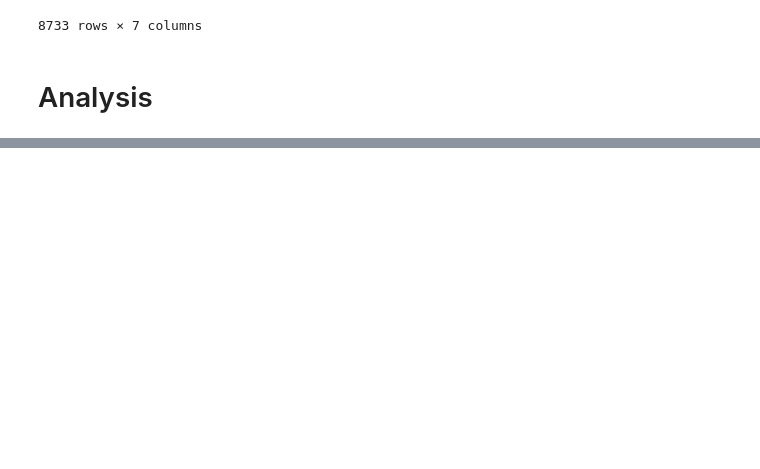
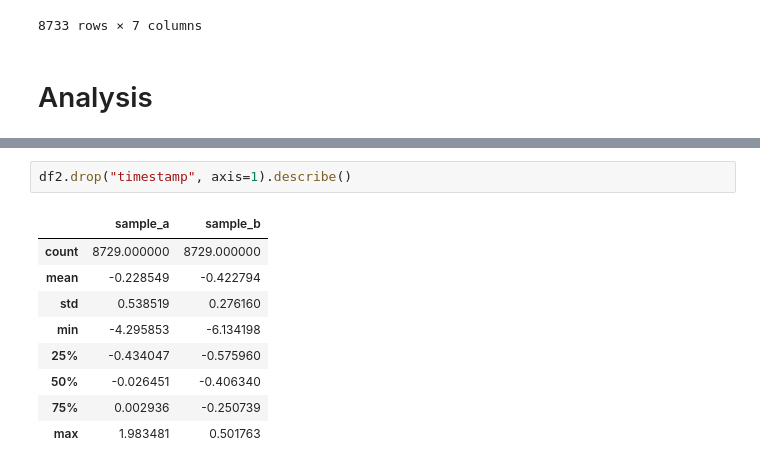
Before and after one commit to plbalmeida/ml-uhi, a Jupyter notebook: notebooks/5.0-iag-data-analysis.ipynb, the cells around one changed output, grey strips where cells are left out. Cells and saved outputs as stored; diff of their text form; blank space fills up the shorter version.

```diff
--- a/notebooks/5.0-iag-data-analysis.ipynb
+++ b/notebooks/5.0-iag-data-analysis.ipynb
@@ -464,0 +573,12 @@ plt.show()
+# %%
+df2.drop("timestamp", axis=1).describe()
+# %% [output]
+|  | sample_a | sample_b |
+| count | 8729.000000 | 8729.000000 |
+| mean | -0.228549 | -0.422794 |
+| std | 0.538519 | 0.276160 |
+| min | -4.295853 | -6.134198 |
+| 25% | -0.434047 | -0.575960 |
+| 50% | -0.026451 | -0.406340 |
+| 75% | 0.002936 | -0.250739 |
+| max | 1.983481 | 0.501763 |
```
Also changed, not shown: parts of 5 cells of this notebook.
